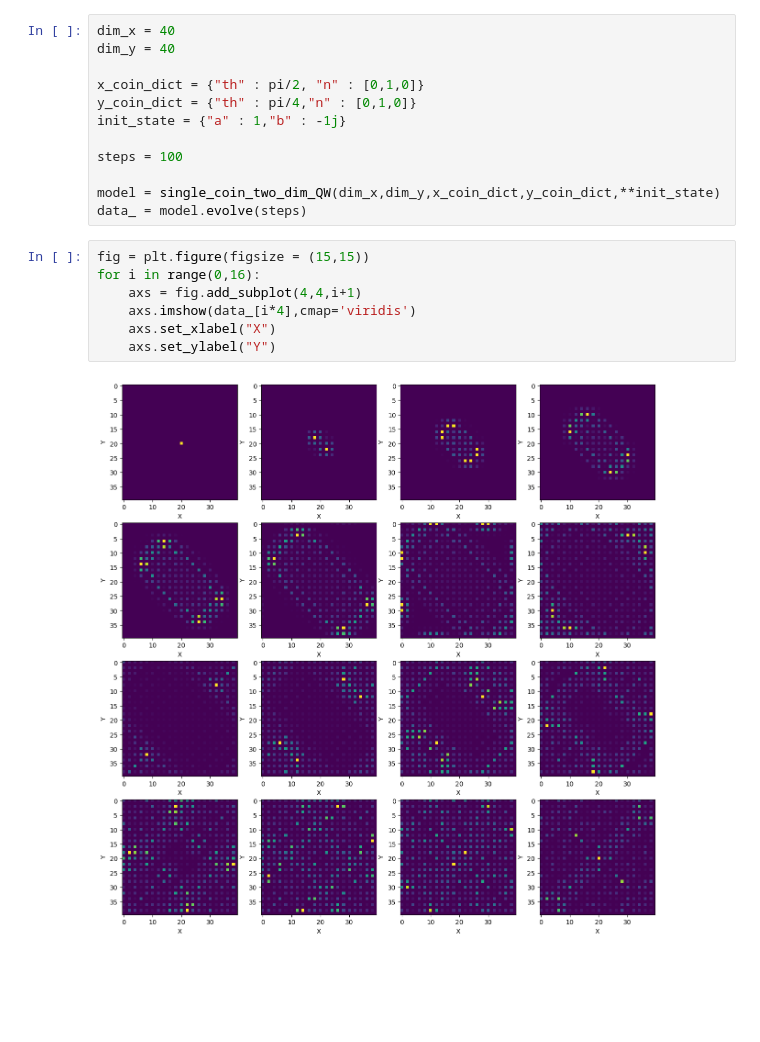
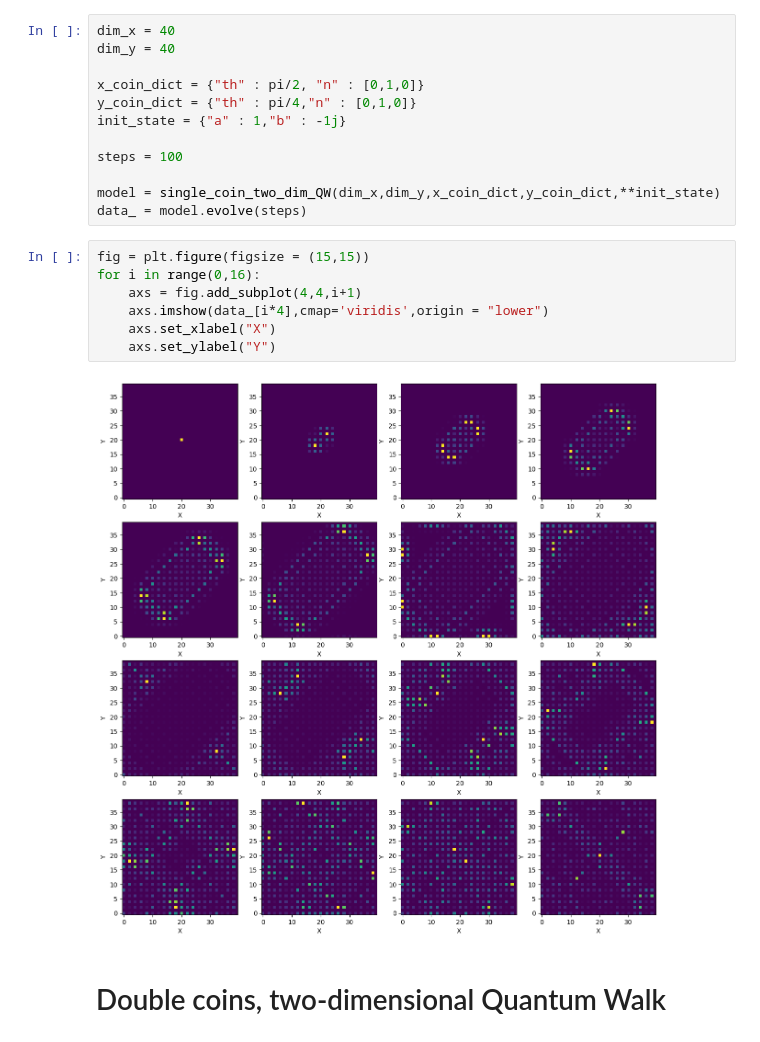
Before and after one commit to JedrekSt/NonHermitianQW, a Jupyter notebook: demo_/two_dimensional.ipynb, the cells around one changed output. Saved outputs shown, nothing was run; the diff lists cells and outputs as text; blank space fills up the shorter version.

Commit message:
two dimensional calculations

```diff
--- a/demo_/two_dimensional.ipynb
+++ b/demo_/two_dimensional.ipynb
@@ -114,12 +114,14 @@ data_ = model.evolve(steps)
 # %%
 fig = plt.figure(figsize = (15,15))
 for i in range(0,16):
     axs = fig.add_subplot(4,4,i+1)
-    axs.imshow(data_[i*4],cmap='viridis')
+    axs.imshow(data_[i*4],cmap='viridis',origin = "lower")
     axs.set_xlabel("X")
     axs.set_ylabel("Y")
 # %% [output]
-[figure, old version]
+[figure, new version]
+# %% [markdown]
+<h1>Double coins, two-dimensional Quantum Walk</h1>
 # %%
 dim_x = 40
 dim_y = 40
```
Also changed, not shown: parts of 3 cells of this notebook, 1 other file.
